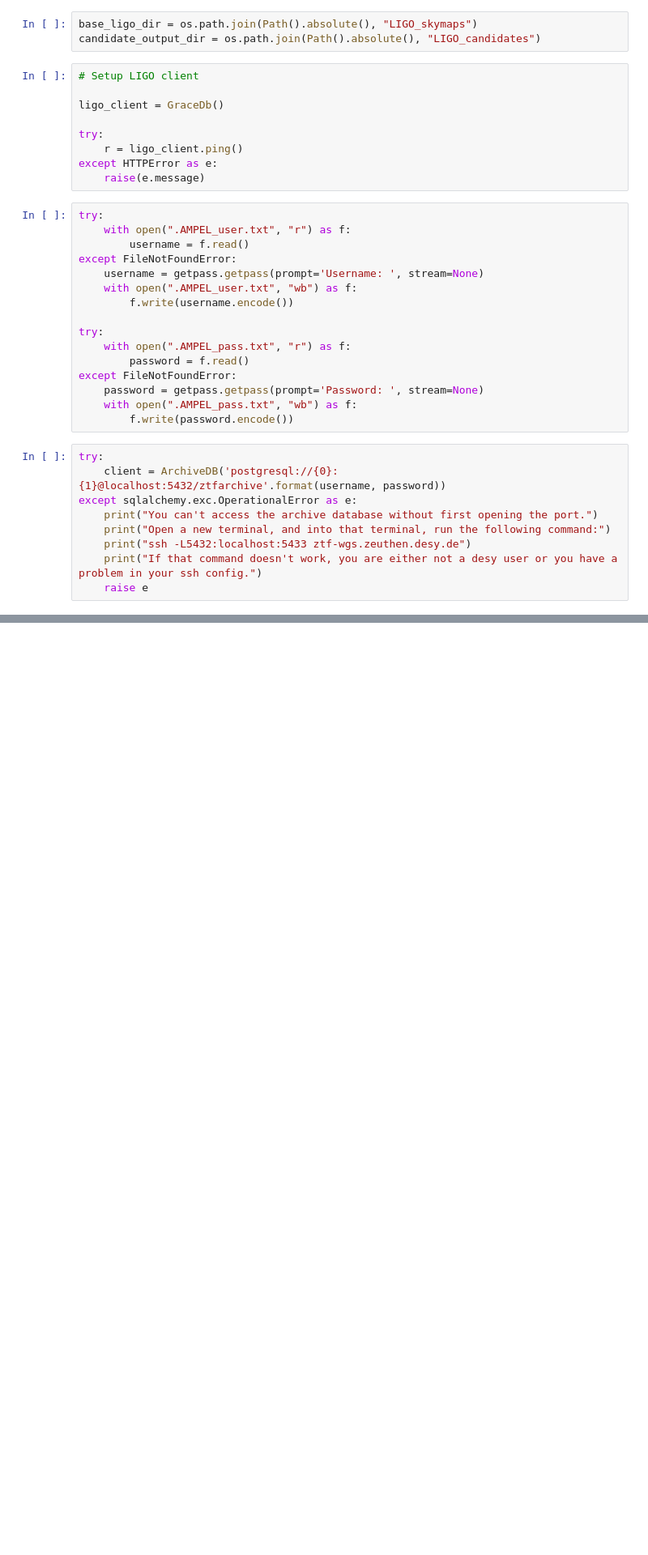
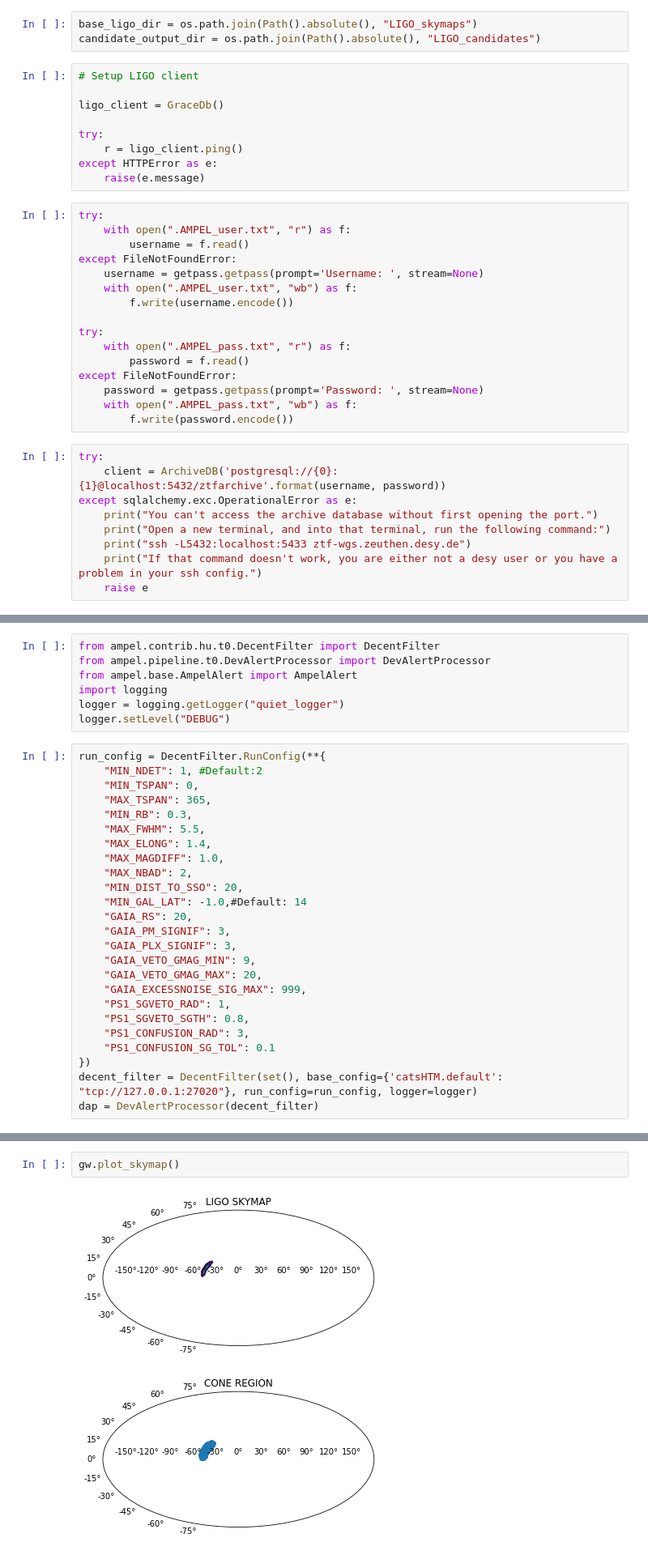
Before and after one commit to desy-multimessenger/nuztf, a Jupyter notebook: LIGO_map_parser.ipynb, the cells around one changed output, grey strips where cells are left out. Shown at 81% size. Saved outputs shown, nothing was run; the diff lists cells and outputs as text; blank space fills up the shorter version.

Commit message:
Merge ampel and archive query.

```diff
--- a/LIGO_map_parser.ipynb
+++ b/LIGO_map_parser.ipynb
@@ -93,3 +77,35 @@ except sqlalchemy.exc.OperationalError as e:
+# %%
+from ampel.contrib.hu.t0.DecentFilter import DecentFilter
+from ampel.pipeline.t0.DevAlertProcessor import DevAlertProcessor
+from ampel.base.AmpelAlert import AmpelAlert
+import logging
+logger = logging.getLogger("quiet_logger")
+logger.setLevel("DEBUG")
+# %%
+run_config = DecentFilter.RunConfig(**{
+    "MIN_NDET": 1, #Default:2
+    "MIN_TSPAN": 0,
+    "MAX_TSPAN": 365,
+    "MIN_RB": 0.3,
+    "MAX_FWHM": 5.5,
+    "MAX_ELONG": 1.4,
+    "MAX_MAGDIFF": 1.0,
+    "MAX_NBAD": 2,
+    "MIN_DIST_TO_SSO": 20,
+    "MIN_GAL_LAT": -1.0,#Default: 14
+    "GAIA_RS": 20,
+    "GAIA_PM_SIGNIF": 3,
+    "GAIA_PLX_SIGNIF": 3,
+    "GAIA_VETO_GMAG_MIN": 9,
+    "GAIA_VETO_GMAG_MAX": 20,
+    "GAIA_EXCESSNOISE_SIG_MAX": 999,
+    "PS1_SGVETO_RAD": 1,
+    "PS1_SGVETO_SGTH": 0.8,
+    "PS1_CONFUSION_RAD": 3,
+    "PS1_CONFUSION_SG_TOL": 0.1
+})
+decent_filter = DecentFilter(set(), base_config={'catsHTM.default': "tcp://127.0.0.1:27020"}, run_config=run_config, logger=logger)
+dap = DevAlertProcessor(decent_filter)
 # %%
 class GravWaveScanner:
 
@@ -380,5 +416,10 @@ Threshold found!
 Checking which pixels are within the contour:
 Total pixel area: 103.96750030053329 degrees
+# %%
+gw.plot_skymap()
+# %% [output]
+[figure, added]
+[figure, added]
 # %%
 gw.scan_cones()
 # %% [output]
```
Also changed, not shown: parts of 8 cells of this notebook, 1 other file.
